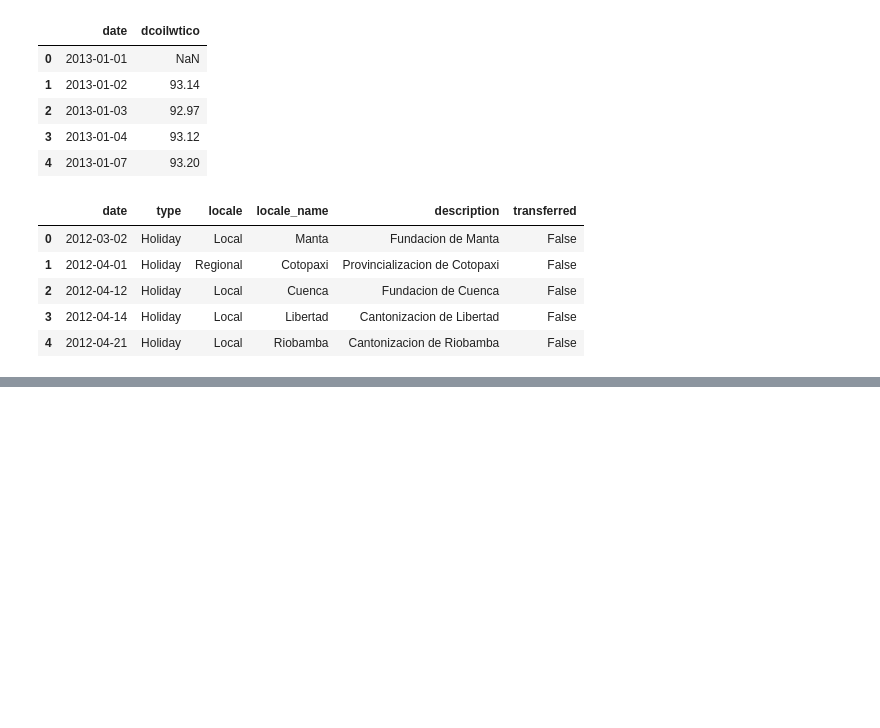
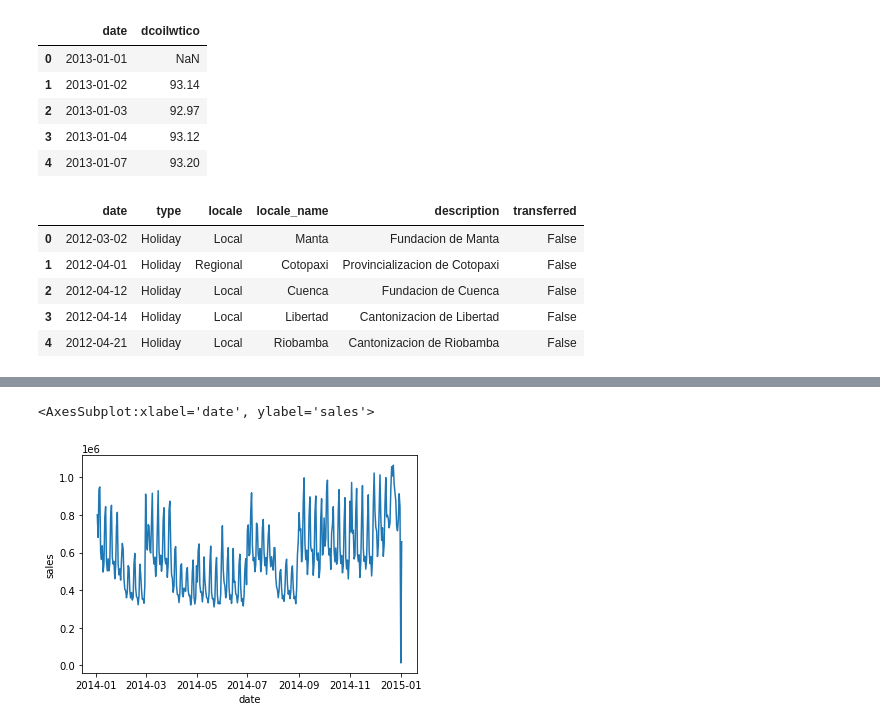
Before and after one commit to eihle/ts-store-sales, a Jupyter notebook: forecasting_store_sales.ipynb, the cells around one changed output, grey strips where cells are left out. Drawn from its saved outputs; the diff is of its cells as text; code cells hidden in the pictures; blank space fills up the shorter version.

```diff
--- a/forecasting_store_sales.ipynb
+++ b/forecasting_store_sales.ipynb
@@ -81,0 +104,5 @@ df_holidays_events.head()
+# %%
+sns.lineplot(data=df_daily_sales[365:730],x=df_daily_sales[365:730].index,y='sales')
+# %% [output]
+<AxesSubplot:xlabel='date', ylabel='sales'>
+[figure, added]
```
Also changed, not shown: parts of 21 cells of this notebook.
